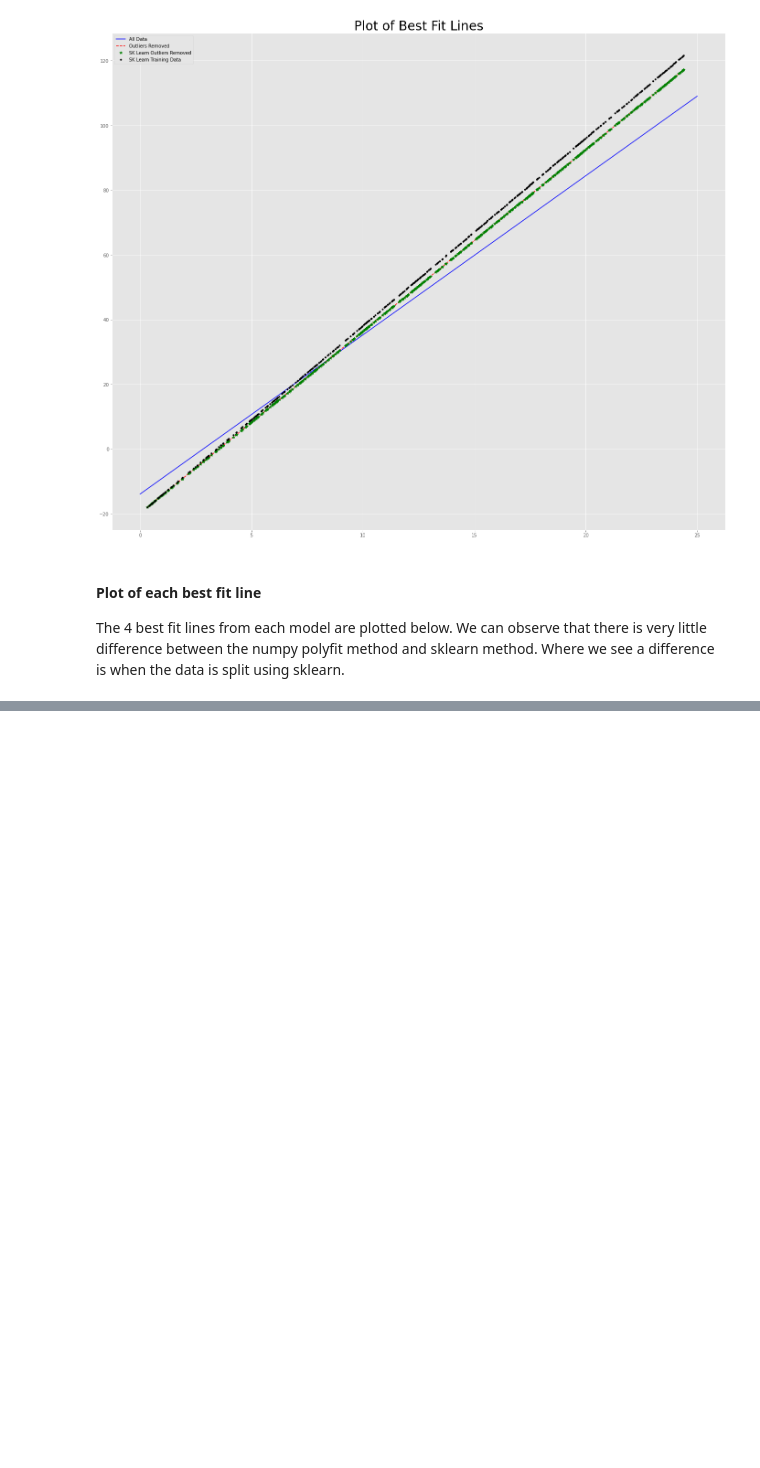
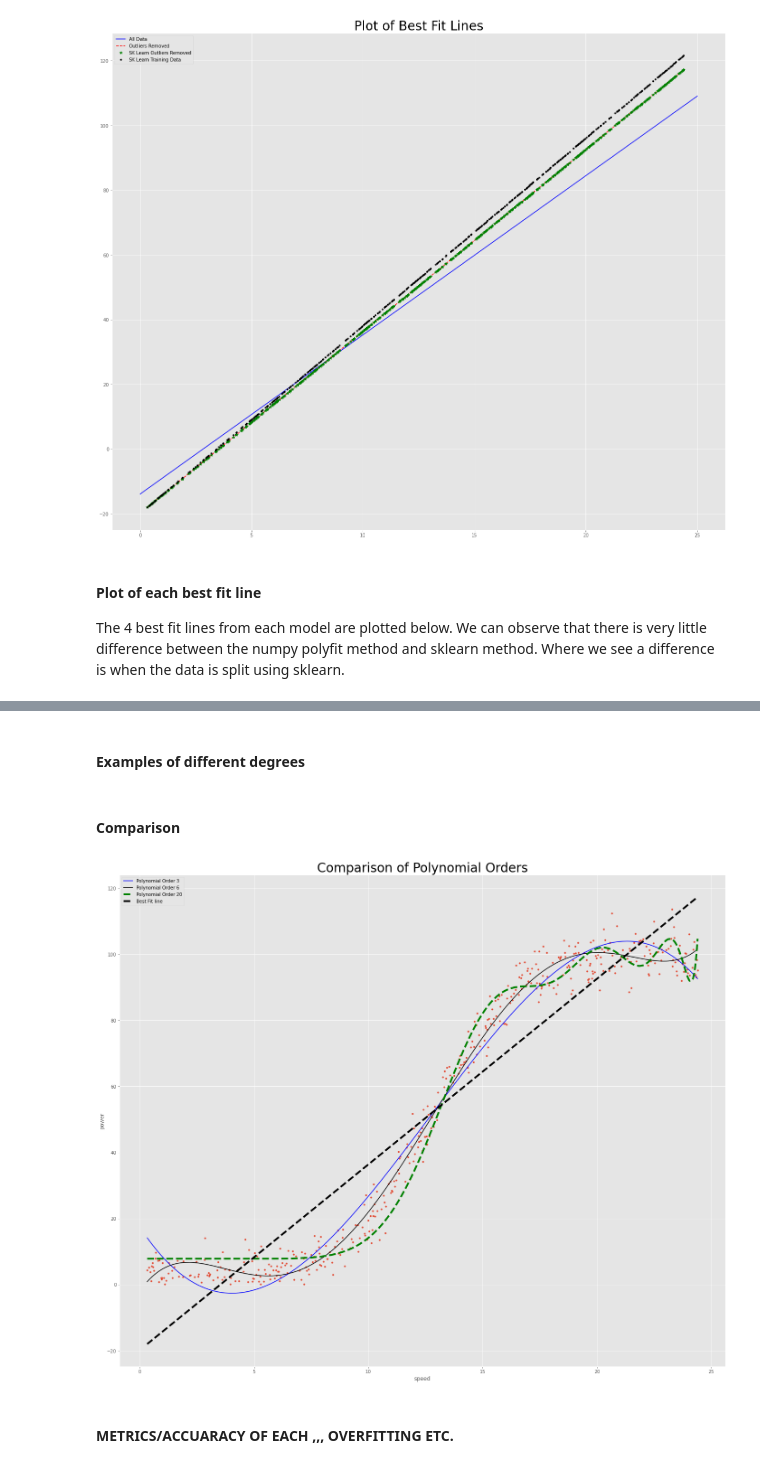
Before and after one commit to conor1982/FofDA_Project, a Jupyter notebook: FofDA_Project_2020.ipynb, the cells around one changed output, grey strips where cells are left out. Cells and saved outputs as stored; diff of their text form; code cells hidden in the pictures; blank space fills up the shorter version.

Commit message:
polynomial compares

```diff
--- a/FofDA_Project_2020.ipynb
+++ b/FofDA_Project_2020.ipynb
@@ -443,0 +432,2 @@ pol = poly.fit(speed2, power2, 7)
+# %% [markdown]
+#### Examples of different degrees
@@ -443,0 +474,37 @@ pol = poly.fit(speed2, power2, 7)
+# %%
+# Generate a polynomial feature set (e.g., according to degree = 3, generate [[x, x** 2, x** 3])
+poly3 = PolynomialFeatures(degree=20, include_bias=False)
+x_poly3 = poly3.fit_transform(x)
+
+# Polynomial Fitting
+poly3_reg = lin.LinearRegression()
+poly3_reg.fit(x_poly3, y)
+
+#Test Set Comparison
+x_poly3 = poly3.fit_transform(x)
+y_pred3 = poly3_reg.predict(x_poly3)
+
+poly3_mse = mean_squared_error(y, y_pred3)
+
+poly3_rmse = np.sqrt(poly3_mse)
+
+poly3_r2score = r2_score(y, y_pred3)
+
+poly3_cost = np.sum((poly3_reg.predict(poly3.fit_transform(x))-y)**2)
+# %% [markdown]
+#### Comparison
+# %%
+plt.plot(x, y, '.')
+plt.plot(x, poly1_reg.predict(poly1.fit_transform(x)), color='blue',label = 'Polynomial Order 3')
+plt.plot(x, poly2_reg.predict(poly2.fit_transform(x)), color='black',label = 'Polynomial Order 6')
+plt.plot(x, poly3_reg.predict(poly3.fit_transform(x)),'--', color='green',label = 'Polynomial Order 20',linewidth=4)
+plt.plot(speed2,predict_m2(speed2),'--',color='black',label = 'Best Fit line',linewidth=4)
+
+plt.title('Comparison of Polynomial Orders',fontsize = 28)
+plt.xlabel(f'{df.columns[0]}')
+plt.ylabel(f'{df.columns[1]}')
+plt.legend();
+# %% [output]
+[figure, added]
+# %% [markdown]
+#### METRICS/ACCUARACY OF EACH ,,, OVERFITTING ETC.
```
Also changed, not shown: parts of 43 cells of this notebook.
